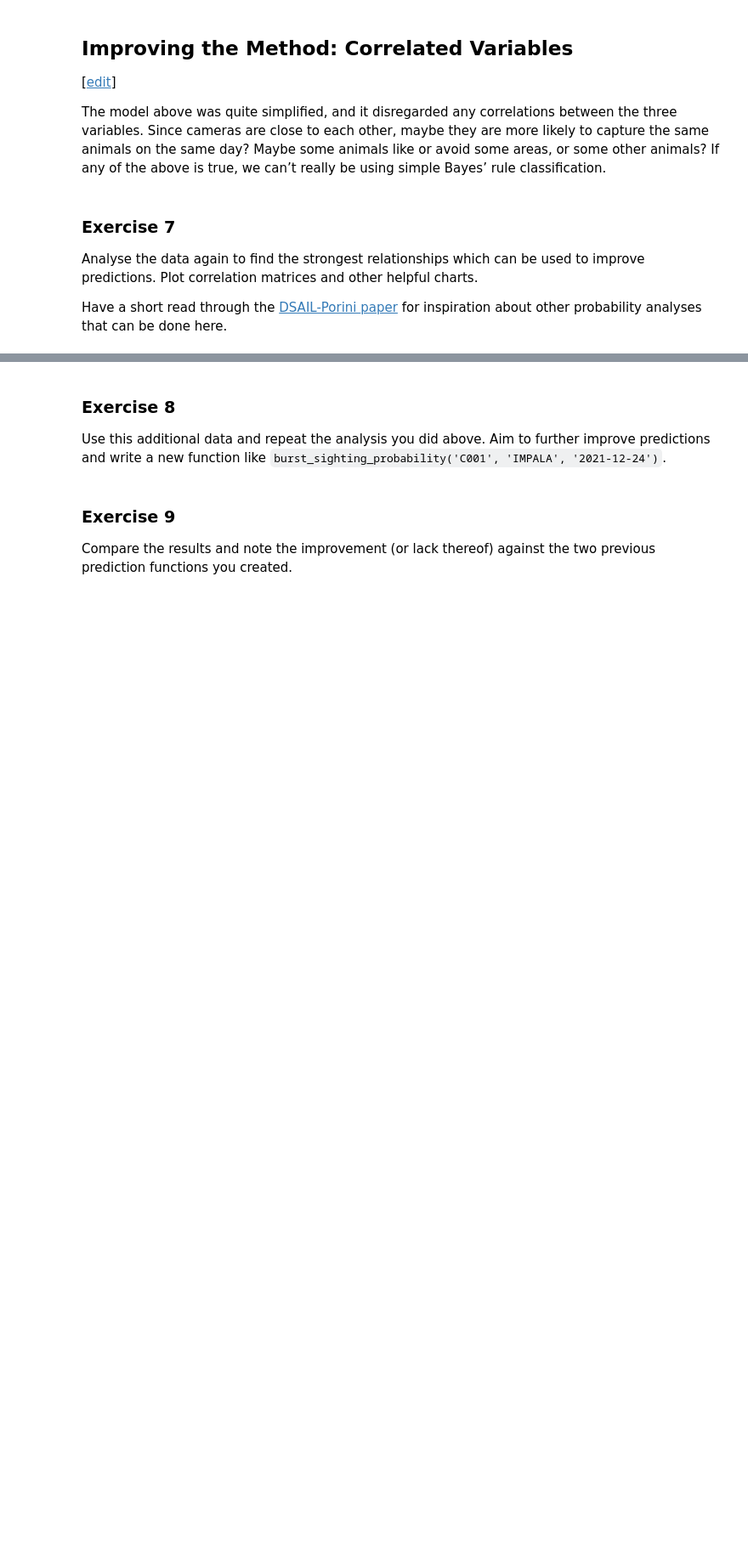
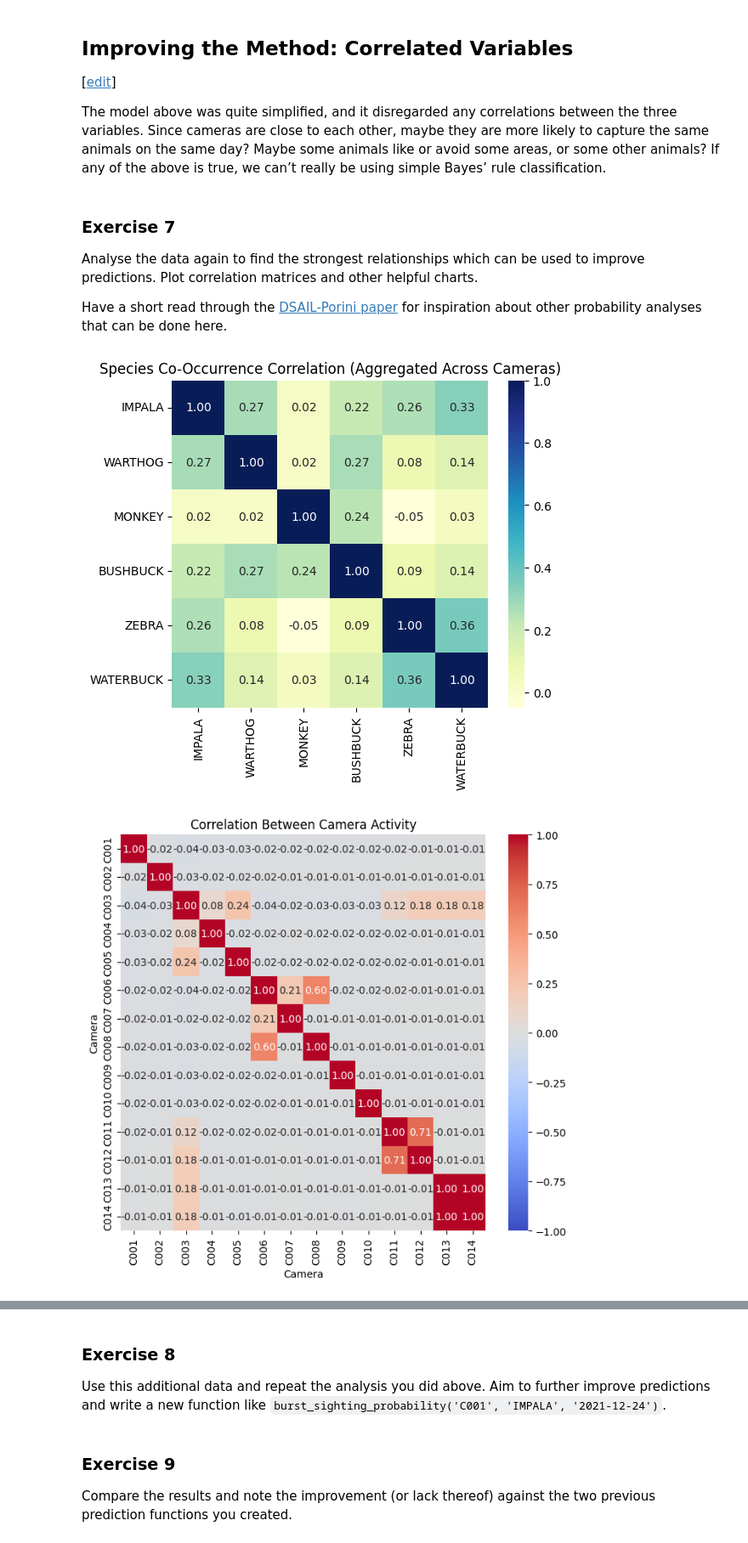
Before and after one commit to zippyzippy0/mlfc_practicals, a Jupyter notebook: _notebooks/03-dataset-joining-practical.ipynb, the cells around one changed output, grey strips where cells are left out. Shown at 85% size. Cells and saved outputs as stored; diff of their text form; code cells hidden in the pictures; blank space fills up the shorter version.

```diff
--- a/_notebooks/03-dataset-joining-practical.ipynb
+++ b/_notebooks/03-dataset-joining-practical.ipynb
@@ -166,12 +169,3 @@ print(coordinates)
 8523 -0.390381  36.962333
 
 [8524 rows x 2 columns]
-# %%
-import folium
-unique_coordinates = coordinates.drop_duplicates()
-map_center = [coordinates['Latitude'].mean(), coordinates['Longitude'].mean()]
-m = folium.Map(location=map_center, zoom_start=15)
-
-for lat, lon in coordinates.values:
-    folium.Marker([lat, lon]).add_to(m)
-m.save("porini_map.html")
@@ -758,0 +735,35 @@ for inspiration about other probability analyses that can be done here.
+# %%
+import seaborn as sns
+import matplotlib.pyplot as plt
+import pandas as pd
+import numpy as np
+
+species_list = ['IMPALA','WARTHOG','MONKEY','BUSHBUCK','ZEBRA','WATERBUCK']
+species_sum_df = pd.DataFrame()
+for sp in species_list:
+    if sp in binary_df.columns.get_level_values('Species'):
+        species_data = binary_df.xs(sp, axis=1, level='Species')
+        species_sum_df[sp] = species_data.sum(axis=1)
+
+species_corr = species_sum_df.corr()
+
+plt.figure(figsize=(6, 5))
+sns.heatmap(species_corr, annot=True, cmap="YlGnBu", fmt=".2f")
+plt.title("Species Co-Occurrence Correlation (Aggregated Across Cameras)")
+plt.show()
+
+camera_activity_df = binary_df.groupby(level='camera_id', axis=1).sum()
+camera_corr = camera_activity_df.corr()
+
+plt.figure(figsize=(8, 7))
+sns.heatmap(camera_corr, annot=True, cmap="coolwarm", fmt=".2f",
+            vmin=-1, vmax=1, center=0)
+plt.title("Correlation Between Camera Activity")
+plt.xlabel("Camera")
+plt.ylabel("Camera")
+plt.show()
+day_sum = binary_df.sum(axis=1)
+day_sum_norm = day_sum / day_sum.max()
+# %% [output]
+[figure, added]
+[figure, added]
```
Also changed, not shown: parts of 48 cells of this notebook.
